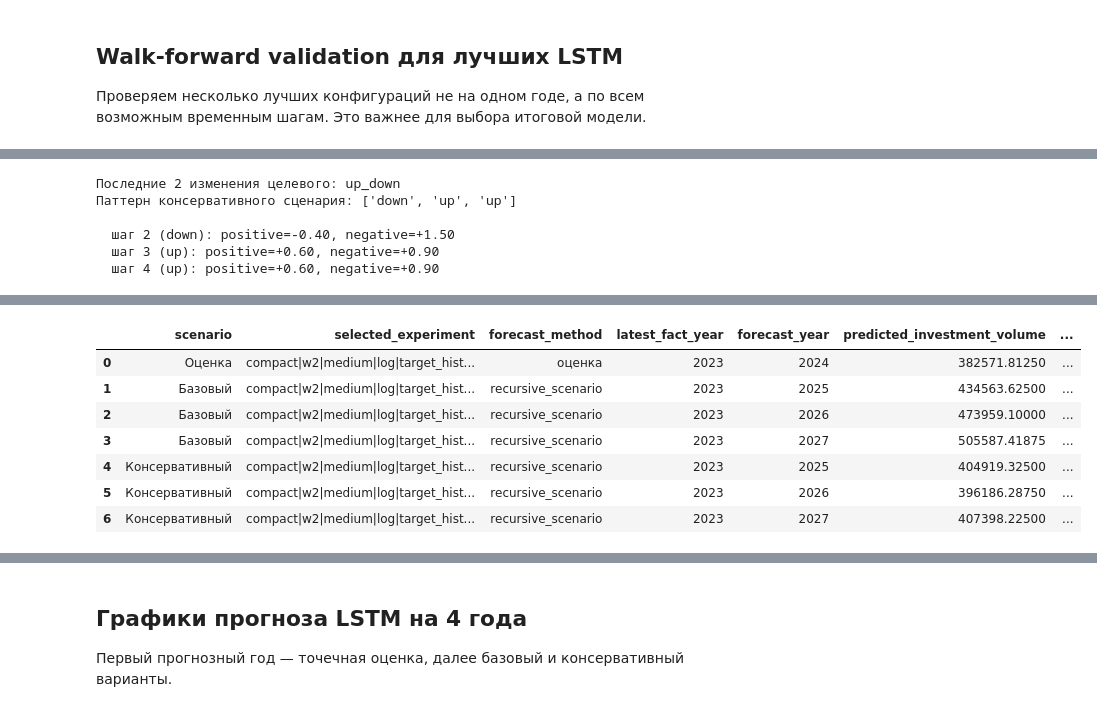
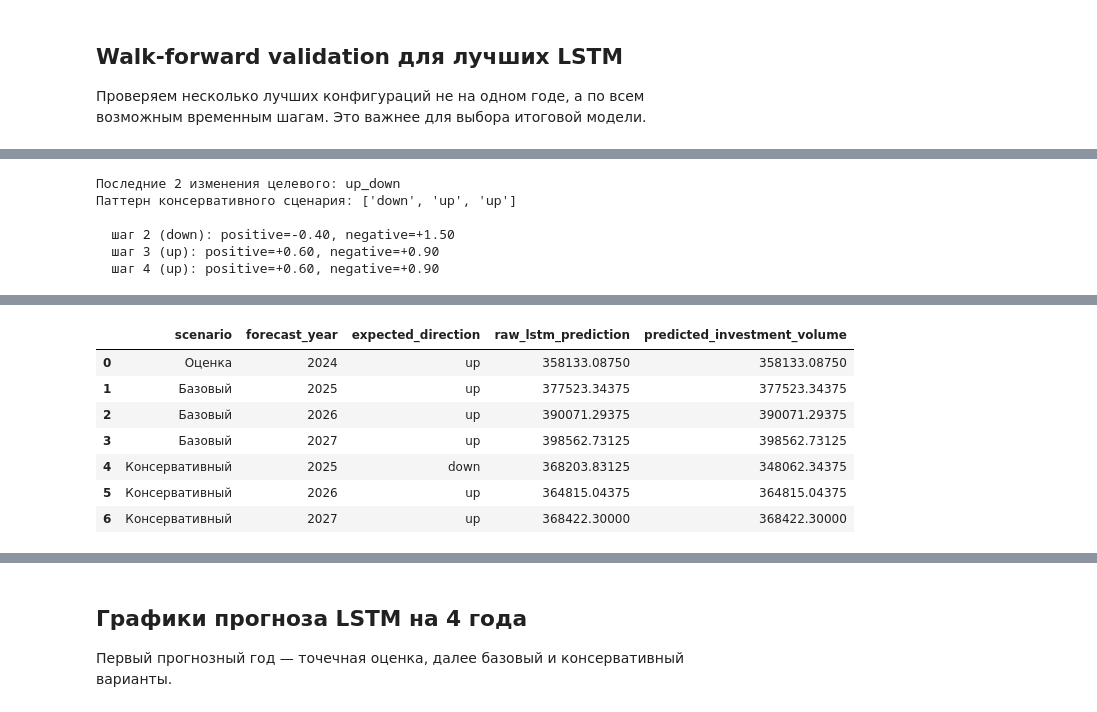
Before and after one commit to KorotkovaAnn/Diplom_AI, a Jupyter notebook: notebooks/lstm_investment_forecast.ipynb, the cells around one changed output, grey strips where cells are left out. Cells and saved outputs as stored; diff of their text form; code cells hidden in the pictures.

```diff
--- a/notebooks/lstm_investment_forecast.ipynb
+++ b/notebooks/lstm_investment_forecast.ipynb
@@ -228,14 +228,14 @@ def build_lstm_model(window_size: int, n_features: int, architecture: str, learn
     if architecture == 'small':
         layers = [
             Input(shape=(window_size, n_features)),
-            LSTM(16, kernel_regularizer=l2(0.001)),
+            LSTM(16, kernel_regularizer=l2(0.0001)),
             Dense(8, activation='relu'),
             Dense(1),
         ]
     elif architecture == 'medium':
         layers = [
             Input(shape=(window_size, n_features)),
-            LSTM(32, kernel_regularizer=l2(0.001)),
+            LSTM(32, kernel_regularizer=l2(0.0001)),
             Dropout(0.1),
             Dense(16, activation='relu'),
             Dense(1),
@@ -243,9 +243,9 @@ def build_lstm_model(window_size: int, n_features: int, architecture: str, learn
     elif architecture == 'stacked':
         layers = [
             Input(shape=(window_size, n_features)),
-            LSTM(32, return_sequences=True, kernel_regularizer=l2(0.001)),
+            LSTM(32, return_sequences=True, kernel_regularizer=l2(0.0001)),
             Dropout(0.1),
-            LSTM(16, kernel_regularizer=l2(0.001)),
+            LSTM(16, kernel_regularizer=l2(0.0001)),
             Dense(8, activation='relu'),
             Dense(1),
         ]
@@ -859,12 +854,21 @@ def get_step_multiplier(feature: str, scenario_cfg: dict, step: int) -> float:
         if feature in NEGATIVE_SCENARIO_FEATURES:
             return scenario_cfg['negative_multiplier']
         return scenario_cfg['positive_multiplier']
-    # step 1 использует множитель step 2 (чтобы LSTM-окно уже содержало сценарные фичи)
     pattern_idx = max(0, step - 2)
     direction = conservative_pattern[pattern_idx]
     if feature in NEGATIVE_SCENARIO_FEATURES:
         return DIRECTION_MULTIPLIERS[direction]['negative']
     return DIRECTION_MULTIPLIERS[direction]['positive']
+
+
+def get_pattern_direction(scenario_cfg: dict, step: int) -> str | None:
+    """Возвращает ожидаемое направление для данного шага сценария."""
+    if scenario_cfg['type'] == 'fixed':
+        return 'up'  # базовый всегда растёт
+    if step < 2:
+        return None
+    pattern_idx = min(step - 2, len(conservative_pattern) - 1)
+    return conservative_pattern[pattern_idx]
 
 
 def add_dynamic_features_to_forecast_df(df: pd.DataFrame) -> pd.DataFrame:
@@ -877,8 +881,9 @@ def add_dynamic_features_to_forecast_df(df: pd.DataFrame) -> pd.DataFrame:
     return out
 
 
-def build_future_base_row(df: pd.DataFrame, forecast_year: int, scenario_name: str, scenario_cfg: dict, predicted_target: float, step: int, slopes: dict) -> dict:
-    """Строит строку с экзогенными признаками для будущего года (итеративно)."""
+def build_future_base_row(df: pd.DataFrame, forecast_year: int, scenario_name: str,
+                          scenario_cfg: dict, predicted_target: float,
+                          step: int, slopes: dict) -> dict:
     row = {YEAR_COLUMN: forecast_year, TARGET_COLUMN: predicted_target, 'scenario': scenario_name}
     for feature in FULL_FEATURES:
         last_val = float(df[feature].dropna().iloc[-1])
@@ -888,11 +893,38 @@ def build_future_base_row(df: pd.DataFrame, forecast_year: int, scenario_name: s
 
 
 def build_lstm_window(history_df: pd.DataFrame, artifacts: dict, window_size: int) -> np.ndarray:
+    """
+    Окно из последних window_size строк history_df.
+    history_df НЕ должен содержать будущую строку —
+    при обучении window[i-w:i] → target[i].
+    """
     history_with_dynamic = add_dynamic_features_to_forecast_df(history_df)
     last_window_raw = history_with_dynamic[artifacts['input_columns']].tail(window_size)
     last_window_imputed = artifacts['feature_imputer'].transform(last_window_raw)
     last_window_scaled = artifacts['feature_scaler'].transform(last_window_imputed)
     return last_window_scaled.reshape(1, window_size, len(artifacts['input_columns']))
+
+
+def correct_direction(prediction: float, previous_level: float,
+                      expected_direction: str | None) -> float:
+    """
+    Корректирует прогноз, если LSTM предсказывает направление,
+    противоположное сценарному паттерну.
+    Использует среднегодовой темп роста из последних 3 лет факта как ориентир.
+    """
+    if expected_direction is None:
+        return prediction
+
+    actual_direction = 'up' if prediction > previous_level else 'down'
+    if actual_direction == expected_direction:
+        return prediction
+
+    # Коррекция: зеркалим отклонение от previous_level
+    delta = abs(prediction - previous_level)
+    if expected_direction == 'down':
+        return previous_level - delta
+    else:
+        return previous_level + delta
 
 
 # ---------- обучение финальной модели ----------
@@ -938,24 +970,36 @@ for scenario_name, scenario_cfg in SCENARIOS_CONFIG.items():
     for forecast_year in range(latest_fact_year + 1, latest_fact_year + FORECAST_HORIZON + 1):
         step = forecast_year - latest_fact_year
 
+        # 1. Окно из текущей истории (без будущей строки)
         lstm_window = build_lstm_window(scenario_history_df, final_artifacts, final_window_size)
+
+        # 2. Ансамблевый прогноз
         preds = []
         for fm in final_models:
             pred_scaled = fm.predict(lstm_window, verbose=0).flatten()
             if final_target_mode == 'growth':
                 pg = inverse_transform_target(pred_scaled, final_artifacts['target_scaler'], final_target_mode)
-                p = restore_level_from_growth(np.array([scenario_history_df[TARGET_COLUMN].iloc[-1]]), pg)[0]
+                p = restore_level_from_growth(
+                    np.array([scenario_history_df[TARGET_COLUMN].iloc[-1]]), pg)[0]
             else:
-                p = inverse_transform_target(pred_scaled, final_artifacts['target_scaler'], final_target_mode)[0]
+                p = inverse_transform_target(
+                    pred_scaled, final_artifacts['target_scaler'], final_target_mode)[0]
             preds.append(float(p))
 
-        prediction = float(np.mean(preds))
+        raw_prediction = float(np.mean(preds))
 
+        # 3. Коррекция направления по сценарному паттерну
+        previous_level = float(scenario_history_df[TARGET_COLUMN].iloc[-1])
+        expected_dir = get_pattern_direction(scenario_cfg, step)
+        prediction = correct_direction(raw_prediction, previous_level, expected_dir)
+
+        # 4. Добавляем строку с прогнозом и сценарными фичами в историю
         future_row = build_future_base_row(
             scenario_history_df, forecast_year, scenario_name, scenario_cfg,
             predicted_target=prediction, step=step, slopes=slopes,
         )
-        scenario_history_df = pd.concat([scenario_history_df, pd.DataFrame([future_row])], ignore_index=True)
+        scenario_history_df = pd.concat(
+            [scenario_history_df, pd.DataFrame([future_row])], ignore_index=True)
         scenario_history_df = add_dynamic_features_to_forecast_df(scenario_history_df)
 
         forecast_rows.append({
@@ -964,6 +1008,8 @@ for scenario_name, scenario_cfg in SCENARIOS_CONFIG.items():
             'forecast_method': 'оценка' if step == 1 else 'recursive_scenario',
             'latest_fact_year': latest_fact_year,
             'forecast_year': forecast_year,
+            'expected_direction': expected_dir,
+            'raw_lstm_prediction': raw_prediction,
             'predicted_investment_volume': prediction,
             'ensemble_min': float(np.min(preds)),
             'ensemble_max': float(np.max(preds)),
@@ -993,7 +1039,8 @@ print(f'\nОценка LSTM на {estimate_year}: {est_2024:,.0f} млн')
 print(f'Факт {estimate_year}:           {ACTUAL_2024:,.0f} млн')
 print(f'Ошибка оценки:          {est_err:.1f}%')
 
-display(lstm_forecast_df)
+display(lstm_forecast_df[['scenario', 'forecast_year', 'expected_direction',
+                           'raw_lstm_prediction', 'predicted_investment_volume']])
 display(lstm_forecast_pivot_df)
 # %% [output]
 Последние 2 изменения целевого: up_down
@@ -1013,9 +1061,9 @@ E0000 00:00:1776251673.976238 5410056 node_def_util.cc:682] NodeDef mentions att
-|  | scenario | selected_experiment | forecast_method | latest_fact_year | forecast_year | predicted_investment_volume | ... |
-| 0 | Оценка | compact|w2|medium|log|target_hist... | оценка | 2023 | 2024 | 382571.81250 | ... |
-| 1 | Базовый | compact|w2|medium|log|target_hist... | recursive_scenario | 2023 | 2025 | 434563.62500 | ... |
-| 2 | Базовый | compact|w2|medium|log|target_hist... | recursive_scenario | 2023 | 2026 | 473959.10000 | ... |
-| 3 | Базовый | compact|w2|medium|log|target_hist... | recursive_scenario | 2023 | 2027 | 505587.41875 | ... |
-| 4 | Консервативный | compact|w2|medium|log|target_hist... | recursive_scenario | 2023 | 2025 | 404919.32500 | ... |
-| 5 | Консервативный | compact|w2|medium|log|target_hist... | recursive_scenario | 2023 | 2026 | 396186.28750 | ... |
-| 6 | Консервативный | compact|w2|medium|log|target_hist... | recursive_scenario | 2023 | 2027 | 407398.22500 | ... |
+|  | scenario | forecast_year | expected_direction | raw_lstm_prediction | predicted_investment_volume |
+| 0 | Оценка | 2024 | up | 358133.08750 | 358133.08750 |
+| 1 | Базовый | 2025 | up | 377523.34375 | 377523.34375 |
+| 2 | Базовый | 2026 | up | 390071.29375 | 390071.29375 |
+| 3 | Базовый | 2027 | up | 398562.73125 | 398562.73125 |
+| 4 | Консервативный | 2025 | down | 368203.83125 | 348062.34375 |
+| 5 | Консервативный | 2026 | up | 364815.04375 | 364815.04375 |
+| 6 | Консервативный | 2027 | up | 368422.30000 | 368422.30000 |
 | scenario | forecast_year | Базовый | Консервативный | Оценка |
```
Also changed, not shown: parts of 10 cells of this notebook, 1 other file.
